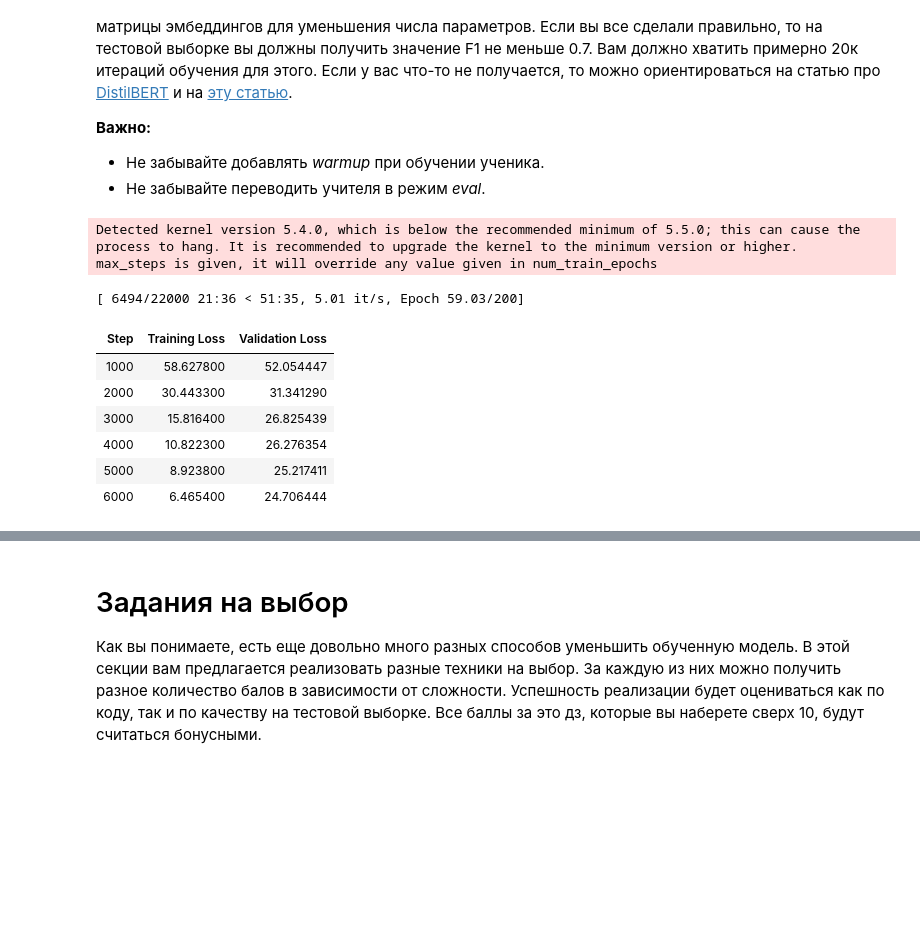
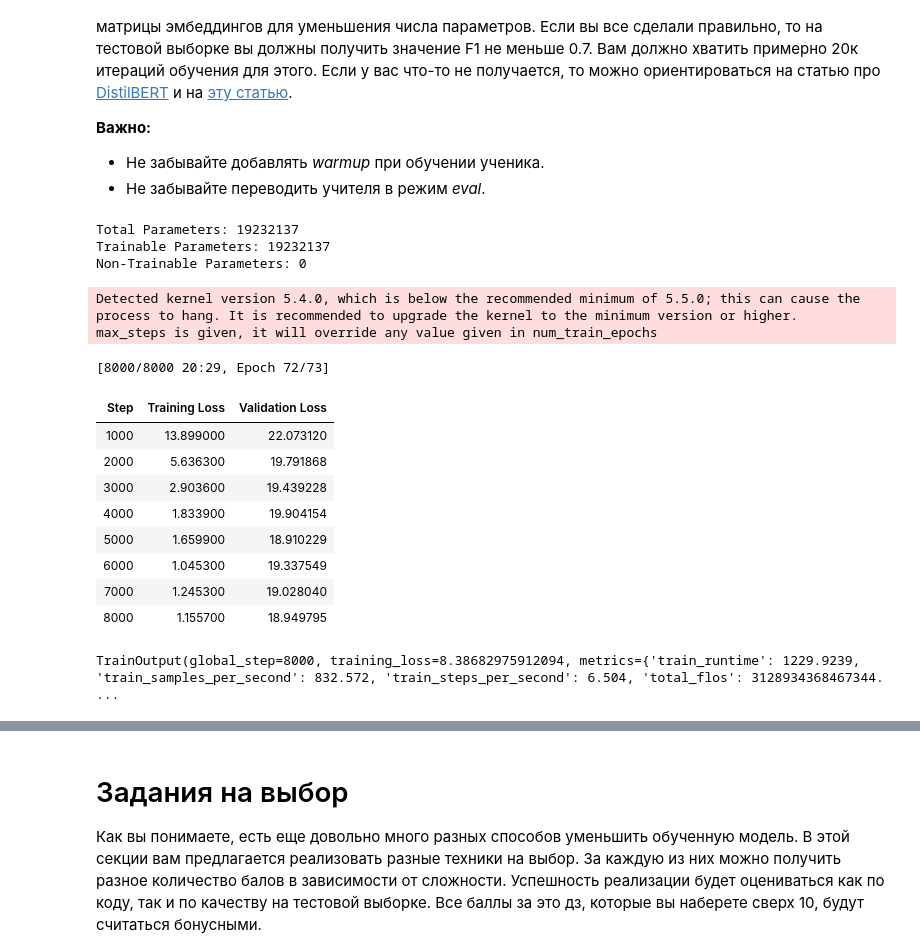
Before and after one commit to iyubondyrev/make_bert_small_again, a Jupyter notebook: main.ipynb, the cells around one changed output, grey strips where cells are left out. Saved outputs shown, nothing was run; the diff lists cells and outputs as text; code cells hidden in the pictures; blank space fills up the shorter version.

```diff
--- a/main.ipynb
+++ b/main.ipynb
@@ -406,9 +406,9 @@ student_config = AutoConfig.from_pretrained(
     intermediate_size=512,
 )
 student_model = AutoModelForTokenClassification.from_config(student_config)
-print_model_weights(student_config)
+print_model_weights(student_model)
 
-teacher_model = AutoModelForTokenClassification.from_pretrained('results_vanilla/checkpoint-1500', num_labels=len(label_names))
+teacher_model = AutoModelForTokenClassification.from_pretrained('checkpoint-1500', num_labels=len(label_names))
 device = torch.device('cuda' if torch.cuda.is_available() else 'cpu')
 teacher_model = teacher_model.eval().to(device)
 
@@ -416,41 +416,47 @@ teacher_model = teacher_model.eval().to(device)
 training_args = TrainingArguments(
     output_dir="./results_student",
     evaluation_strategy="steps",
     eval_steps=1000,
     learning_rate=3e-4,
     per_device_train_batch_size=128,
     per_device_eval_batch_size=64,
     max_steps=8000,
     weight_decay=0.01,
     logging_dir='./logs_student',
     logging_steps=50,
     warmup_steps=1000,
     save_steps=1000,
     report_to="none",
 )
 
 trainer = DistillationTrainer(
     model=student_model,
     args=training_args,
     train_dataset=tokenized_dataset["train"],
     eval_dataset=tokenized_dataset["validation"],
     tokenizer=tokenizer,
     data_collator=data_collator,
     teacher_model=teacher_model,
 )
 
 
 trainer.train()
 # %% [output]
-Detected kernel version 5.4.0, which is below the recommended minimum of 5.5.0; this can cause the process to hang. It is recommended to upgrade the kernel to the minimum version or higher.
-max_steps is given, it will override any value given in num_train_epochs
+Total Parameters: 19232137
+Trainable Parameters: 19232137
+Non-Trainable Parameters: 0
-[ 6494/22000 21:36 < 51:35, 5.01 it/s, Epoch 59.03/200]
+Detected kernel version 5.4.0, which is below the recommended minimum of 5.5.0; this can cause the process to hang. It is recommended to upgrade the kernel to the minimum version or higher.
+max_steps is given, it will override any value given in num_train_epochs
+[8000/8000 20:29, Epoch 72/73]
 | Step | Training Loss | Validation Loss |
-| 1000 | 58.627800 | 52.054447 |
-| 2000 | 30.443300 | 31.341290 |
-| 3000 | 15.816400 | 26.825439 |
-| 4000 | 10.822300 | 26.276354 |
-| 5000 | 8.923800 | 25.217411 |
-| 6000 | 6.465400 | 24.706444 |
+| 1000 | 13.899000 | 22.073120 |
+| 2000 | 5.636300 | 19.791868 |
+| 3000 | 2.903600 | 19.439228 |
+| 4000 | 1.833900 | 19.904154 |
+| 5000 | 1.659900 | 18.910229 |
+| 6000 | 1.045300 | 19.337549 |
+| 7000 | 1.245300 | 19.028040 |
+| 8000 | 1.155700 | 18.949795 |
+TrainOutput(global_step=8000, training_loss=8.38682975912094, metrics={'train_runtime': 1229.9239, 'train_samples_per_second': 832.572, 'train_steps_per_second': 6.504, 'total_flos': 3128934368467344. ...
 # %%
 compute_f1_on_dataset(student_model, tokenized_dataset["test"], tokenizer=tokenizer)
```
Also changed, not shown: parts of 6 cells of this notebook.
